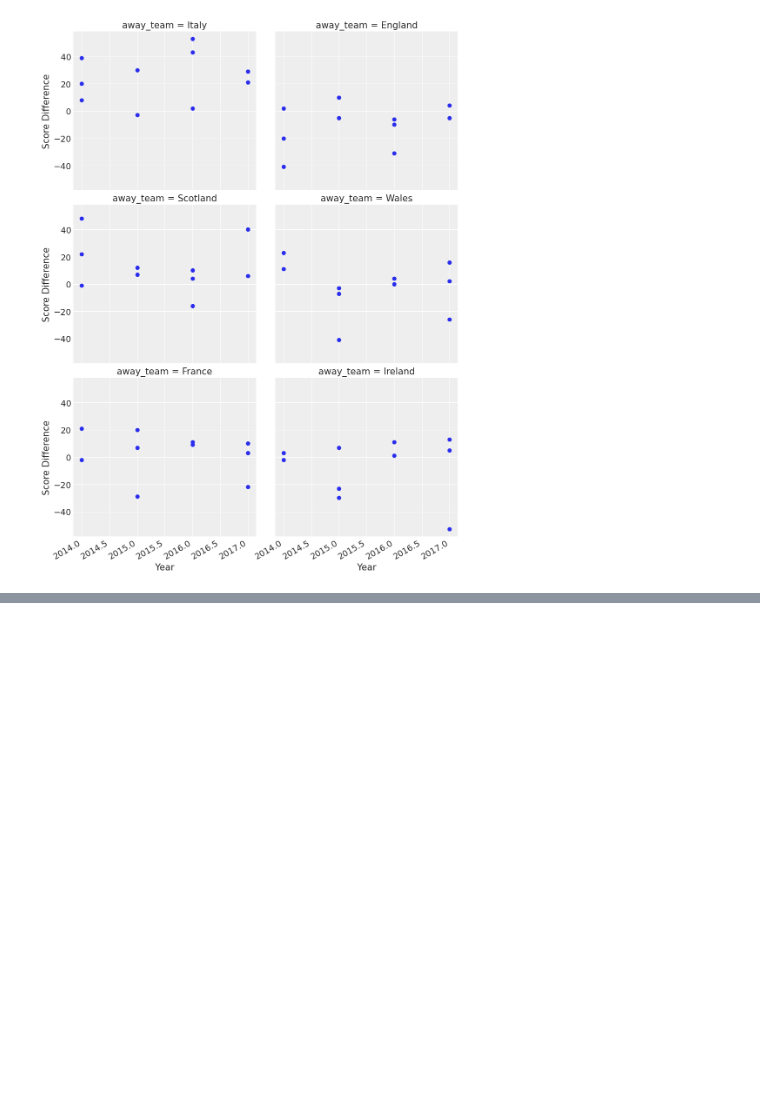
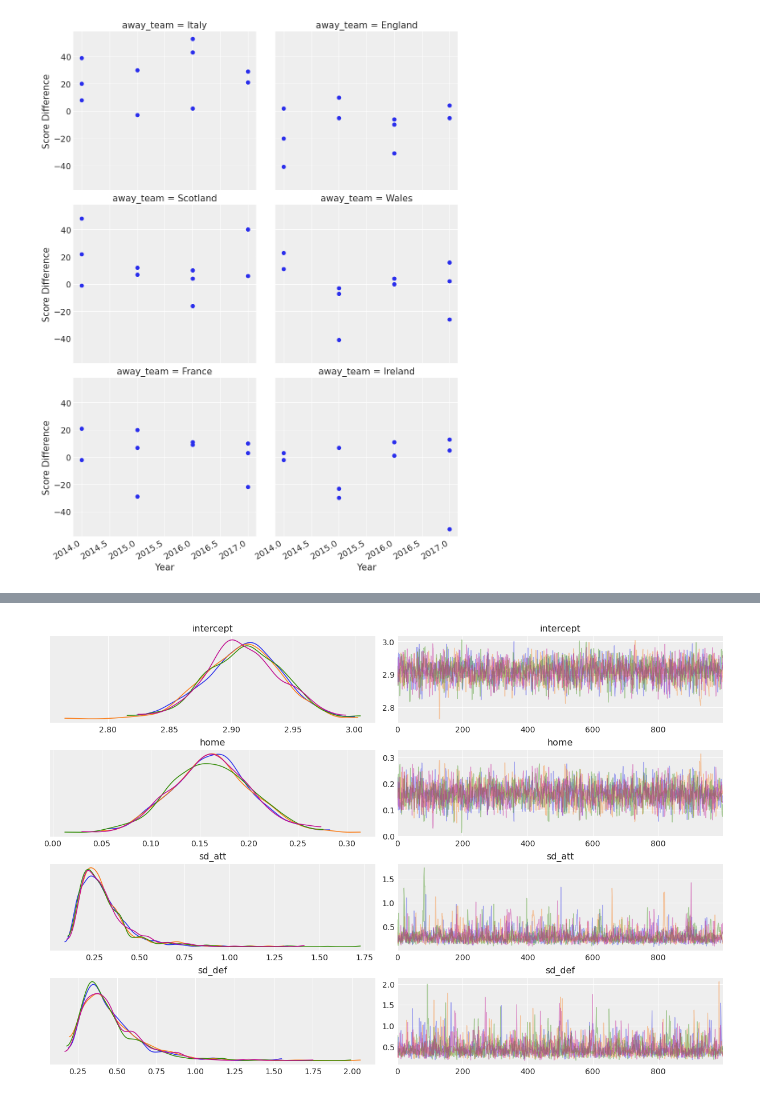
Before and after one commit to AJvdMerwe/PyMC, a Jupyter notebook: Rugby_analysis.ipynb, the cells around one changed output, grey strips where cells are left out. Cells and saved outputs as stored; diff of their text form; code cells hidden in the pictures; blank space fills up the shorter version.

```diff
--- a/Rugby_analysis.ipynb
+++ b/Rugby_analysis.ipynb
@@ -208,0 +215,40 @@ g.fig.autofmt_xdate()
+# %%
+plt.rcParams["figure.constrained_layout.use"] = True
+home_idx, teams = pd.factorize(df_all["home_team"], sort=True)
+away_idx, _ = pd.factorize(df_all["away_team"], sort=True)
+coords = {"team": teams}
+# %%
+with pm.Model(coords=coords) as model:
+    # constant data
+    home_team = pm.ConstantData("home_team", home_idx, dims="match")
+    away_team = pm.ConstantData("away_team", away_idx, dims="match")
+
+    # global model parameters
+    home = pm.Normal("home", mu=0, sigma=1)
+    sd_att = pm.HalfNormal("sd_att", sigma=2)
+    sd_def = pm.HalfNormal("sd_def", sigma=2)
+    intercept = pm.Normal("intercept", mu=3, sigma=1)
+
+    # team-specific model parameters
+    atts_star = pm.Normal("atts_star", mu=0, sigma=sd_att, dims="team")
+    defs_star = pm.Normal("defs_star", mu=0, sigma=sd_def, dims="team")
+
+    atts = pm.Deterministic("atts", atts_star - pt.mean(atts_star), dims="team")
+    defs = pm.Deterministic("defs", defs_star - pt.mean(defs_star), dims="team")
+    home_theta = pt.exp(intercept + home + atts[home_idx] + defs[away_idx])
+    away_theta = pt.exp(intercept + atts[away_idx] + defs[home_idx])
+
+    # likelihood of observed data
+    home_points = pm.Poisson(
+        "home_points",
+        mu=home_theta,
+        observed=df_all["home_score"],
+        dims=("match"),
+    )
+    away_points = pm.Poisson(
+        "away_points",
+        mu=away_theta,
+        observed=df_all["away_score"],
+        dims=("match"),
+    )
+    trace = pm.sample(1000, tune=1500, cores=4)
@@ -208,0 +262,4 @@ g.fig.autofmt_xdate()
+# %%
+az.plot_trace(trace, var_names=["intercept", "home", "sd_att", "sd_def"], compact=False);
+# %% [output]
+[figure, added]
```
Also changed, not shown: parts of 19 cells of this notebook.
